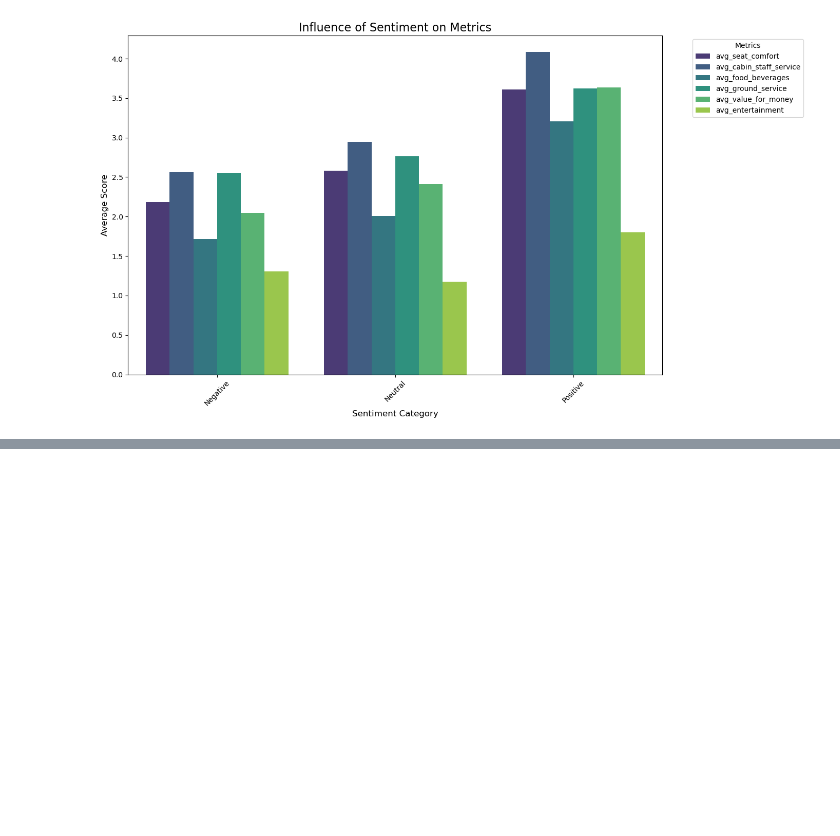
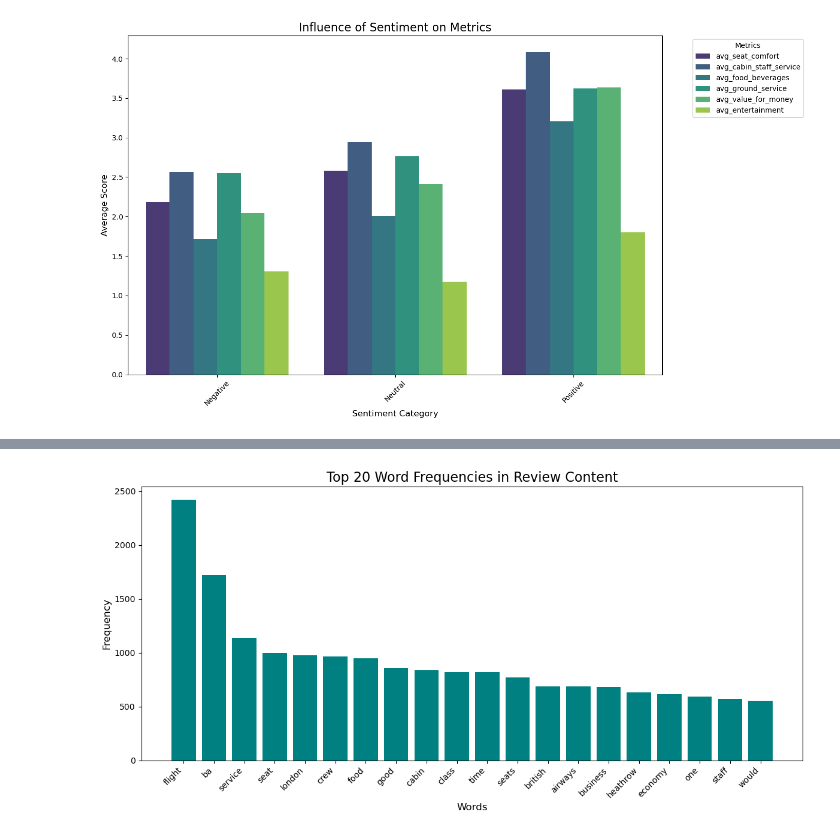
Before and after one commit to MuiruKamau/British-Airline-Reviews-Analysis, a Jupyter notebook: ba.ipynb, the cells around one changed output, grey strips where cells are left out. Cells and saved outputs as stored; diff of their text form; code cells hidden in the pictures; blank space fills up the shorter version.

```diff
--- a/ba.ipynb
+++ b/ba.ipynb
@@ -787,0 +820,33 @@ plt.show()
+# %%
+from collections import Counter
+import nltk
+from nltk.corpus import stopwords
+import string
+
+# Download stopwords if not already downloaded
+nltk.download('stopwords')
+
+# Preprocess content text: Convert to lowercase, remove punctuation and stopwords
+stop_words = set(stopwords.words('english'))
+content_text_cleaned = ' '.join(merged_data['content'].dropna().str.lower())
+content_text_cleaned = ''.join([char for char in content_text_cleaned if char not in string.punctuation])
+content_words = content_text_cleaned.split()
+filtered_content_words = [word for word in content_words if word not in stop_words]
+
+# Count word frequencies
+content_word_freq = Counter(filtered_content_words)
+
+# Convert to DataFrame for better visualization
+content_word_freq_df = pd.DataFrame(content_word_freq.items(), columns=['Word', 'Frequency']).sort_values(by='Frequency', ascending=False).reset_index(drop=True)
+
+# Plot the top 20 most frequent words in the content
+plt.figure(figsize=(12, 6))
+top_20_content_words = content_word_freq_df.head(20)
+plt.bar(top_20_content_words['Word'], top_20_content_words['Frequency'], color='teal')
+plt.title('Top 20 Word Frequencies in Review Content', fontsize=16)
+plt.xlabel('Words', fontsize=12)
+plt.ylabel('Frequency', fontsize=12)
+plt.xticks(rotation=45, ha='right', fontsize=10)
+plt.tight_layout()
+plt.show()
+# %% [output]
@@ -787,0 +856 @@ plt.show()
+[figure, added]
```
Also changed, not shown: parts of 5 cells of this notebook.
